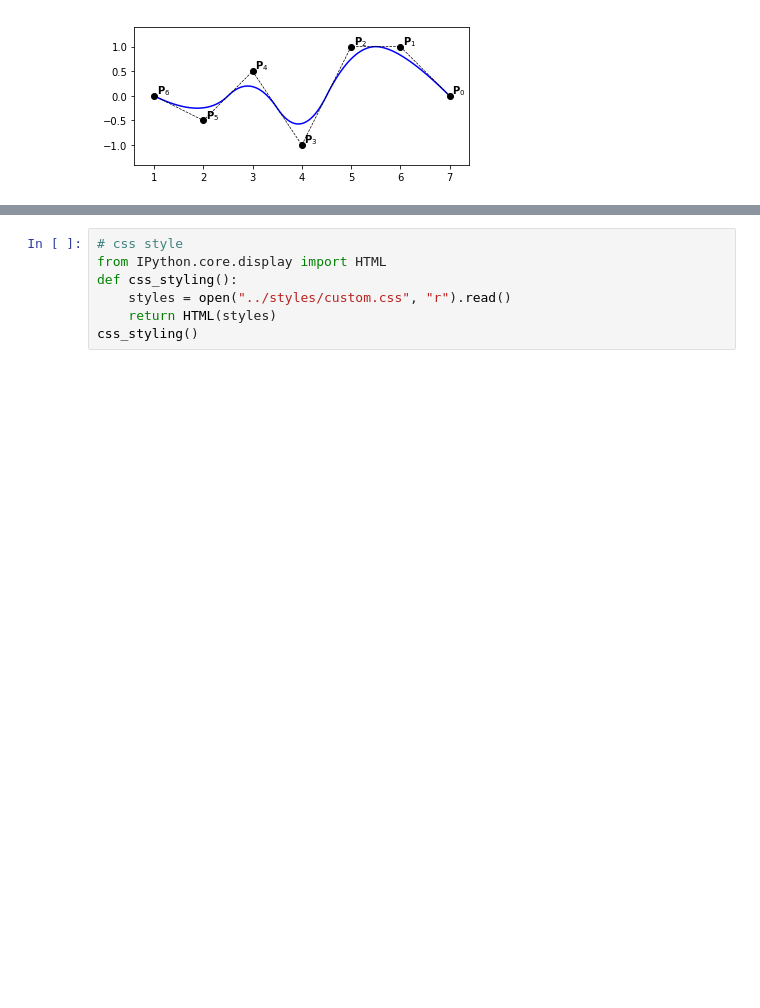
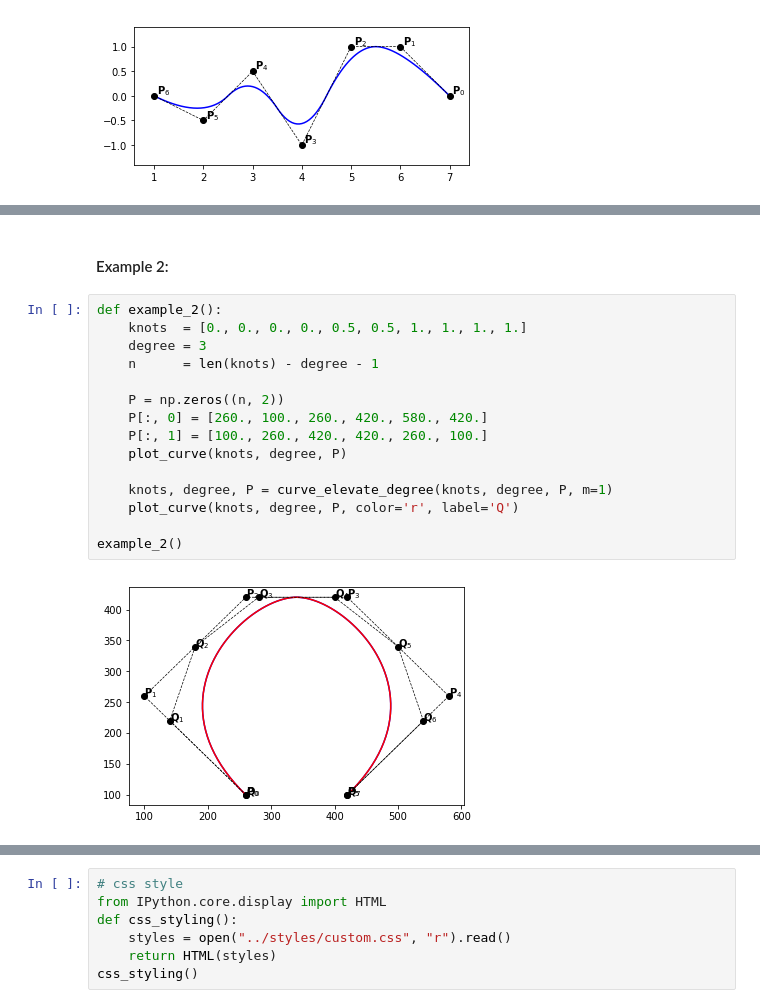
Before and after one commit to ratnania/MA5938, a Jupyter notebook: ch1/B-Splines_curves.ipynb, the cells around one changed output, grey strips where cells are left out. Drawn from its saved outputs; the diff is of its cells as text; blank space fills up the shorter version.

```diff
--- a/ch1/B-Splines_curves.ipynb
+++ b/ch1/B-Splines_curves.ipynb
@@ -240,0 +355,19 @@ example_6b()
+# %% [markdown]
+#### Example 2:
+# %%
+def example_2():
+    knots  = [0., 0., 0., 0., 0.5, 0.5, 1., 1., 1., 1.]
+    degree = 3
+    n      = len(knots) - degree - 1
+
+    P = np.zeros((n, 2))
+    P[:, 0] = [260., 100., 260., 420., 580., 420.]
+    P[:, 1] = [100., 260., 420., 420., 260., 100.]
+    plot_curve(knots, degree, P)
+
+    knots, degree, P = curve_elevate_degree(knots, degree, P, m=1)
+    plot_curve(knots, degree, P, color='r', label='Q')
+
+example_2()
+# %% [output]
+[figure, added]
```
Also changed, not shown: parts of 23 cells of this notebook, 1 other file.
